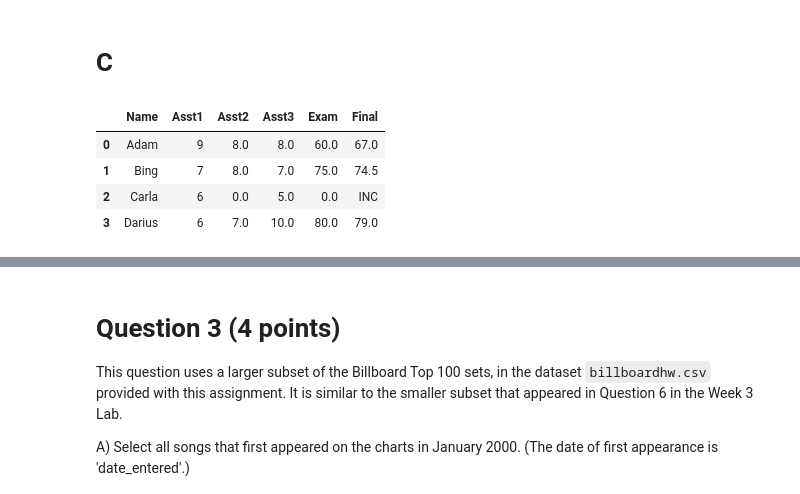
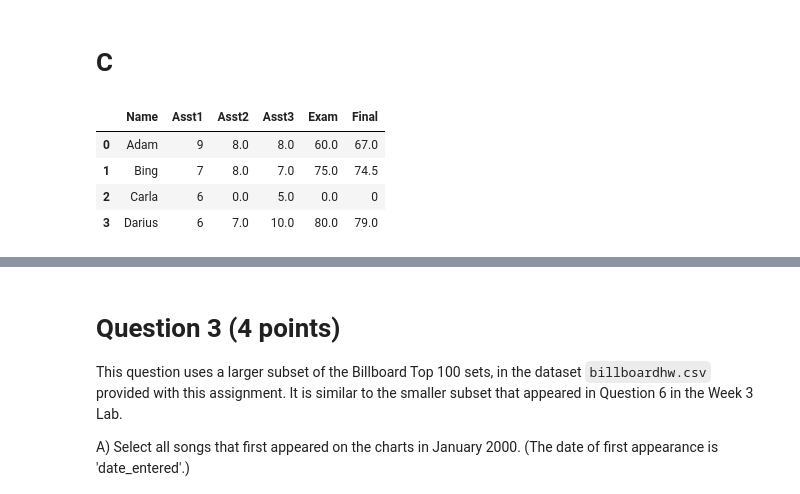
Before and after one commit to Mershab99/SDS3386-A2, a Jupyter notebook: SDS3386_A2_Offia_Issadien_Lapointe.ipynb, the cells around one changed output, grey strips where cells are left out. Drawn from its saved outputs; the diff is of its cells as text; code cells hidden in the pictures.

```diff
--- a/SDS3386_A2_Offia.ipynb
+++ b/SDS3386_A2_Offia_Issadien_Lapointe.ipynb
@@ -135,16 +159,19 @@ grades_calculated.to_csv("grades_calculated.csv", index = False)
 # %%
 #tidying the data
 
 to_chart = grades_calculated.copy()
 to_chart = to_chart.drop(index = 4)
 to_chart.loc[to_chart['Asst2'].isnull(),'Asst2'] = 0
 to_chart.loc[to_chart['Exam'].isnull(),'Exam'] = 0
+to_chart.loc[to_chart['Final']== 'INC','Final'] = 0
+
+#Clean dataframe to work with
 to_chart
 # %% [output]
 |  | Name | Asst1 | Asst2 | Asst3 | Exam | Final |
 | 0 | Adam | 9 | 8.0 | 8.0 | 60.0 | 67.0 |
 | 1 | Bing | 7 | 8.0 | 7.0 | 75.0 | 74.5 |
-| 2 | Carla | 6 | 0.0 | 5.0 | 0.0 | INC |
+| 2 | Carla | 6 | 0.0 | 5.0 | 0.0 | 0 |
 | 3 | Darius | 6 | 7.0 | 10.0 | 80.0 | 79.0 |
 # %%
 
```
Also changed, not shown: parts of 3 cells of this notebook, 1 other file.
